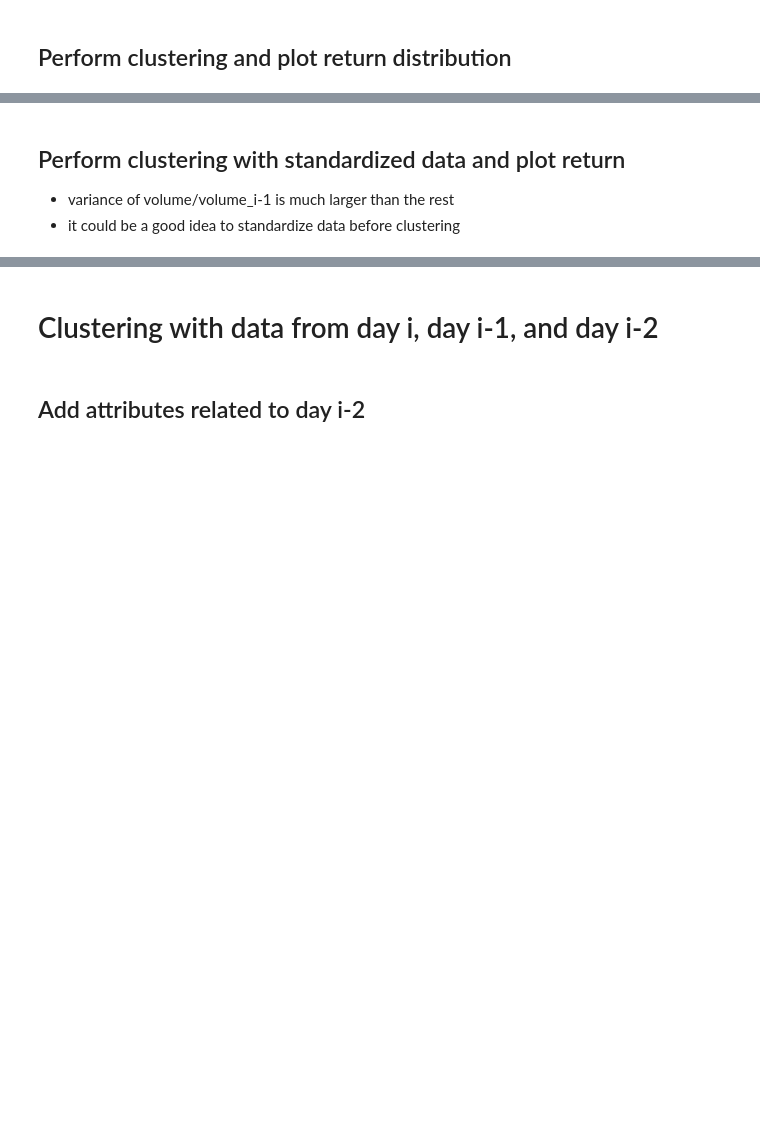
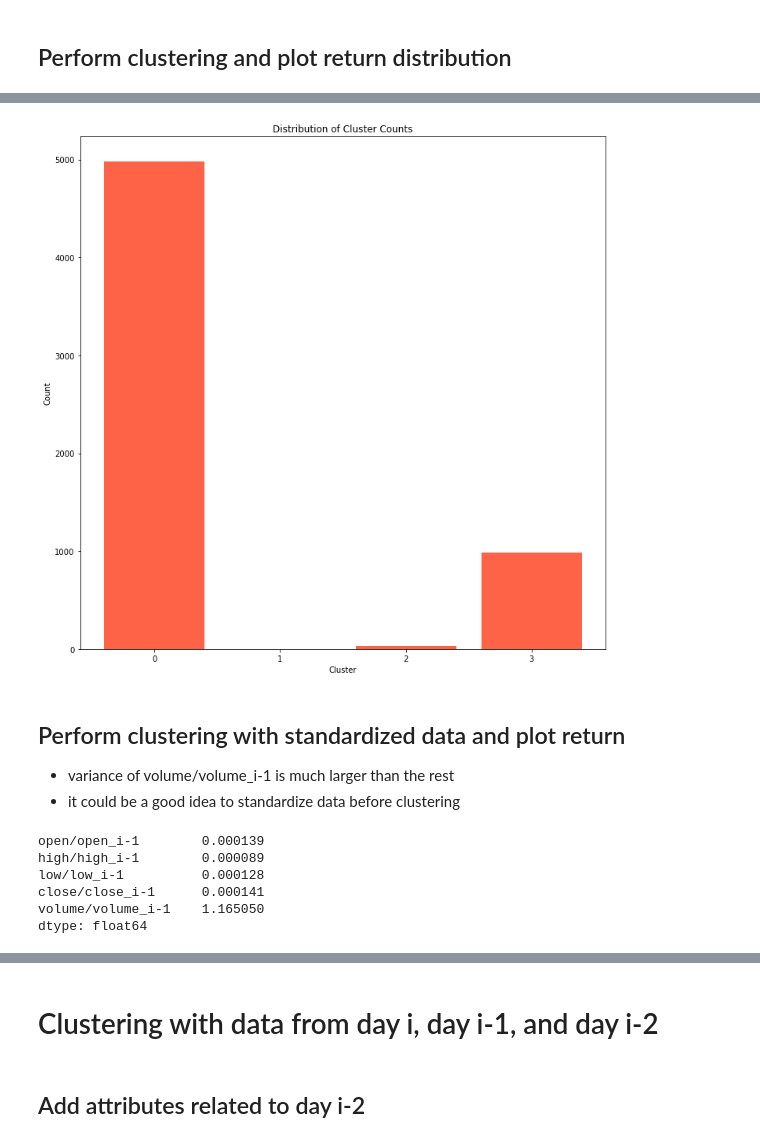
Before and after one commit to tracywang021/IEORE4571-Project, a Jupyter notebook: kmeans_clustering.ipynb, the cells around one changed output, grey strips where cells are left out. Saved outputs shown, nothing was run; the diff lists cells and outputs as text; code cells hidden in the pictures; blank space fills up the shorter version.

```diff
--- a/kmeans_clustering.ipynb
+++ b/kmeans_clustering.ipynb
@@ -65,0 +24,10 @@ X.head()
+# %%
+# read data
+READ_PATH = "data/processed/spy_max_221118_train.csv"
+df = pd.read_csv(READ_PATH)
+
+# save clustering attributes to a new df
+use_cols = ['open/open_i-1', 'high/high_i-1', 'low/low_i-1', 'close/close_i-1',
+            'volume/volume_i-1']
+X = df[use_cols]
+X.head()
@@ -76,11 +53,13 @@ plot_distortions(k_upper, distortions, fig_size, file_name)
 # %%
 # perform kmeans with optimal k=4
 opt_k = 4
-labels = single_kmeans(opt_k, X)
+model = single_kmeans(opt_k, X)
 # plot distribution of labels
 file_name = 'kmeans_day_i_i-1_no_norm_cluster_distr.png'
-plot_label_distr(labels, fig_size, file_name)
+plot_label_distr(model.labels_, fig_size, file_name)
 # note:the clusters are very imbalanced -> maybe need a way to improve later
+# %% [output]
+[figure, added]
 # %% [markdown]
 ## Perform clustering with standardized data and plot return
 * variance of volume/volume_i-1 is much larger than the rest
@@ -88,6 +67,13 @@ plot_label_distr(labels, fig_size, file_name)
 # %%
 # variance of attributes feeding into the clustering algorithm
 X.var()
+# %% [output]
+open/open_i-1        0.000139
+high/high_i-1        0.000089
+low/low_i-1          0.000128
+close/close_i-1      0.000141
+volume/volume_i-1    1.165050
+dtype: float64
 # %%
 min_max_scaler = MinMaxScaler()
 X_minmax = min_max_scaler.fit_transform(X)
```
Also changed, not shown: parts of 13 cells of this notebook, 8 other files.
